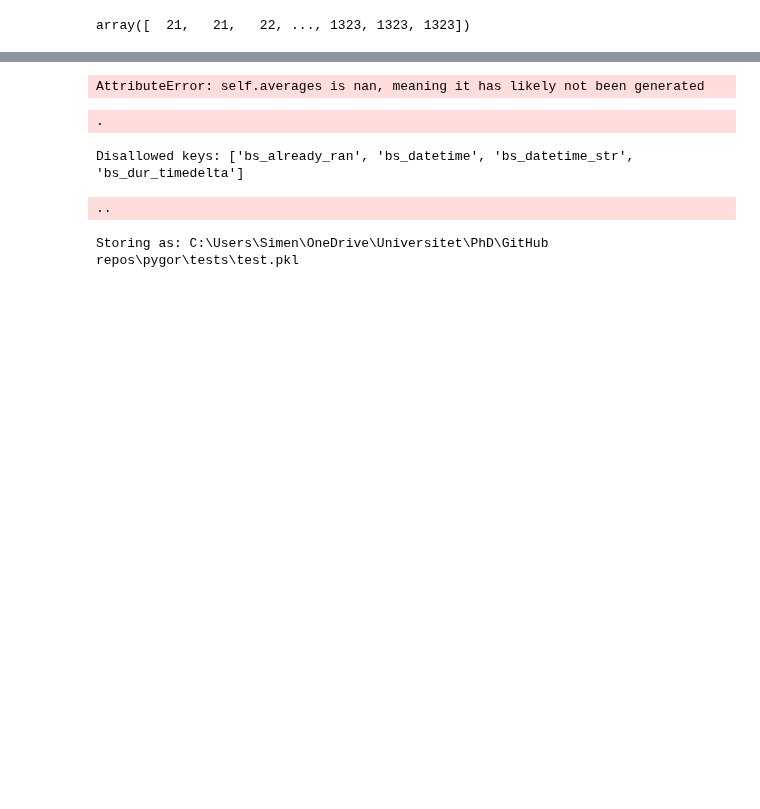
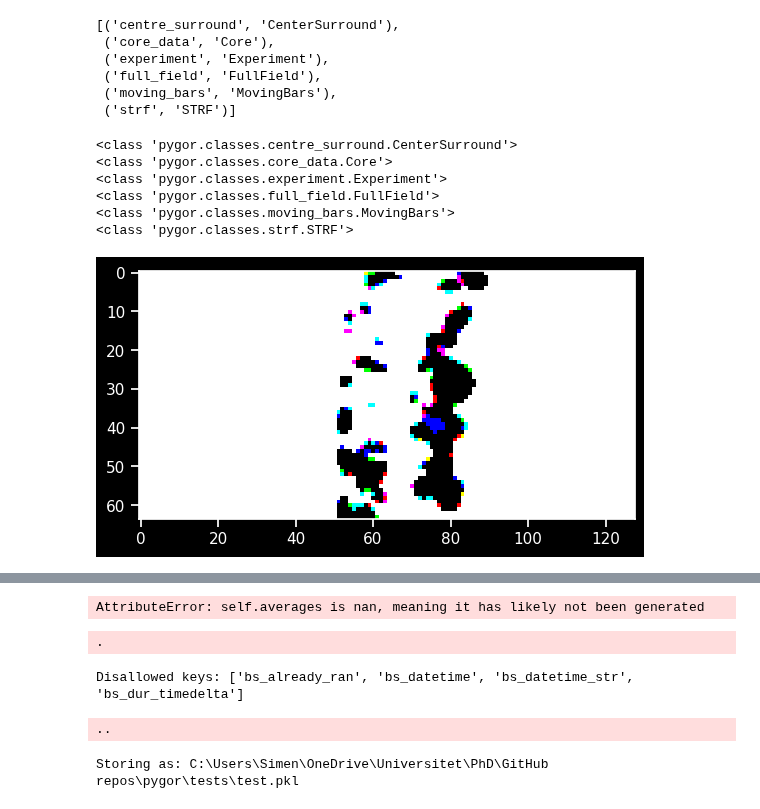
Before and after one commit to simbru/pygor, a Jupyter notebook: Notebooks/refactor_testing.ipynb, the cells around one changed output, grey strips where cells are left out. Drawn from its saved outputs; the diff is of its cells as text; code cells hidden in the pictures; blank space fills up the shorter version.

```diff
--- a/Notebooks/refactor_testing.ipynb
+++ b/Notebooks/refactor_testing.ipynb
@@ -18,8 +66,32 @@ Core(filename=WindowsPath('c:/Users/Simen/OneDrive/Universitet/PhD/GitHub repos/
+# %%
+submodules_with_classes
+# %% [output]
+[('centre_surround', 'CenterSurround'),
+ ('core_data', 'Core'),
+ ('experiment', 'Experiment'),
+ ('full_field', 'FullField'),
+ ('moving_bars', 'MovingBars'),
+ ('strf', 'STRF')]
+# %%
+main_module = "pygor.classes"
+submodules_with_classes = get_submodule_class_names(main_module)
+for submodule, user_class in submodules_with_classes:
+    submodule_full = main_module + "." + submodule
+    submodule_obj = importlib.import_module(submodule_full)
+    class_obj = getattr(submodule_obj, user_class)
+# %% [output]
+<class 'pygor.classes.centre_surround.CenterSurround'>
+<class 'pygor.classes.core_data.Core'>
+<class 'pygor.classes.experiment.Experiment'>
+<class 'pygor.classes.full_field.FullField'>
+<class 'pygor.classes.moving_bars.MovingBars'>
+<class 'pygor.classes.strf.STRF'>
 # %%
 repo = pathlib.Path(os.getcwd()).parent
 example_data = repo.joinpath(repo, "Example_data/example_exp.h5")
-test = pygor.analyses.STRF(example_data)
+test_strf = pygor.analyses.STRF(example_data)
+test_data = pygor.analyses.Core(example_data)
-# %%
-test.triggertimes
-# %% [output]
-array([  21,   21,   22, ..., 1323, 1323, 1323])
+# %%
+test_data.view_drift()
+# %% [output]
+[figure, added]
```
Also changed, not shown: parts of 7 cells of this notebook, 5 other files.
